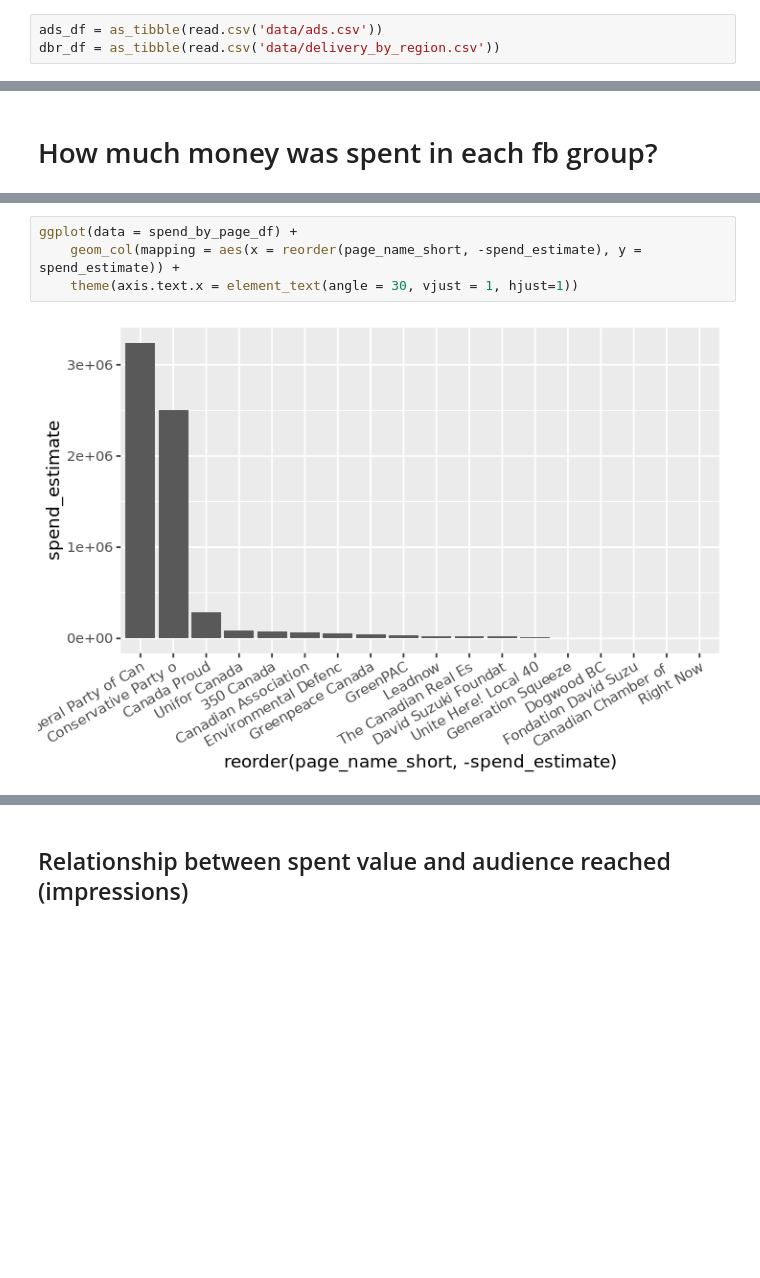
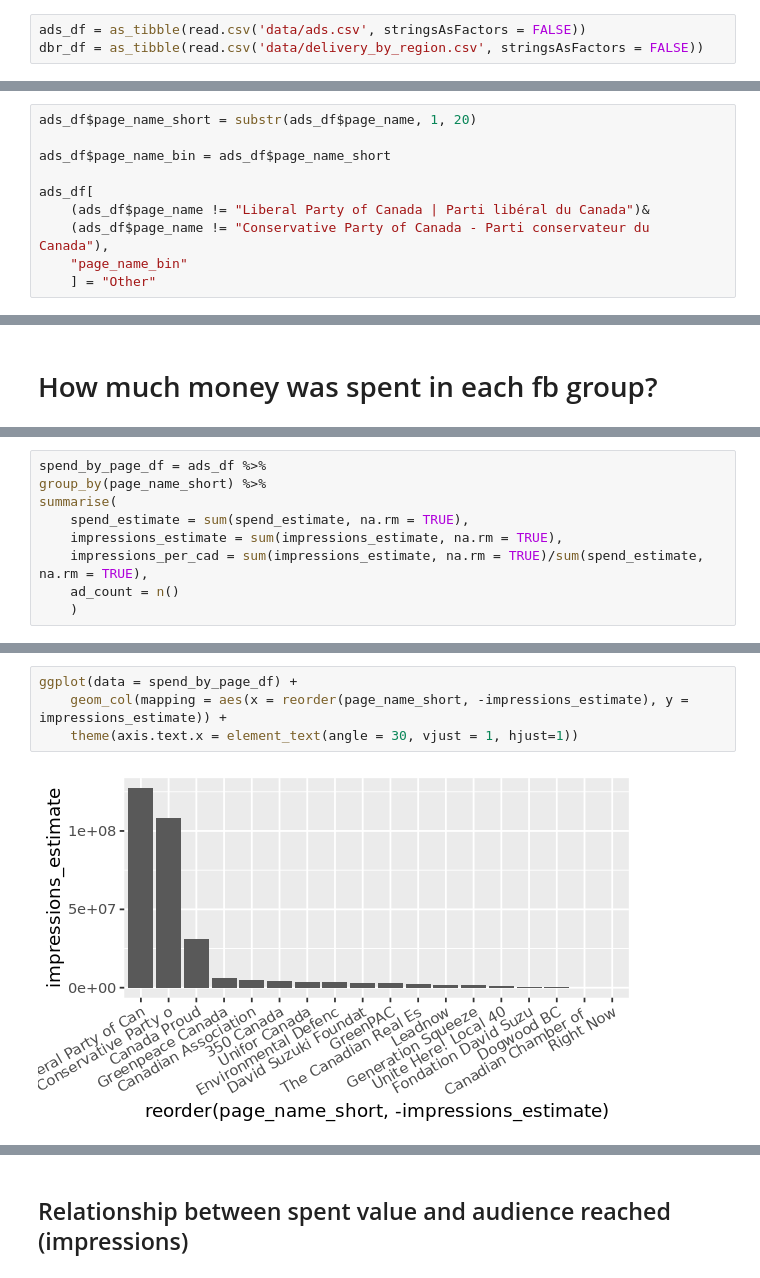
Before and after one commit to atiagosoares/ads_archive, a Jupyter notebook: analisys.ipynb, the cells around one changed output, grey strips where cells are left out. Saved outputs shown, nothing was run; the diff lists cells and outputs as text; blank space fills up the shorter version.

```diff
--- a/analisys.ipynb
+++ b/analisys.ipynb
@@ -14,5 +14,5 @@ Warning message in system("timedatectl", intern = TRUE):
 # %%
 options(repr.plot.width=4, repr.plot.height=3)
 # %%
-ads_df = as_tibble(read.csv('data/ads.csv'))
-dbr_df = as_tibble(read.csv('data/delivery_by_region.csv'))
+ads_df = as_tibble(read.csv('data/ads.csv', stringsAsFactors = FALSE))
+dbr_df = as_tibble(read.csv('data/delivery_by_region.csv', stringsAsFactors = FALSE))
@@ -20,0 +22,10 @@ ads_df$page_name_short = substr(ads_df$page_name, 1, 20)
+# %%
+ads_df$page_name_short = substr(ads_df$page_name, 1, 20)
+
+ads_df$page_name_bin = ads_df$page_name_short
+
+ads_df[
+    (ads_df$page_name != "Liberal Party of Canada | Parti libéral du Canada")&
+    (ads_df$page_name != "Conservative Party of Canada - Parti conservateur du Canada"),
+    "page_name_bin"
+    ] = "Other"
@@ -29,0 +40,9 @@ options(repr.plot.width=6, repr.plot.height=4)
+# %%
+spend_by_page_df = ads_df %>%
+group_by(page_name_short) %>%
+summarise(
+    spend_estimate = sum(spend_estimate, na.rm = TRUE),
+    impressions_estimate = sum(impressions_estimate, na.rm = TRUE),
+    impressions_per_cad = sum(impressions_estimate, na.rm = TRUE)/sum(spend_estimate, na.rm = TRUE),
+    ad_count = n()
+    )
@@ -30,6 +65,6 @@ options(repr.plot.width=6, repr.plot.height=4)
 # %%
 ggplot(data = spend_by_page_df) +
-    geom_col(mapping = aes(x = reorder(page_name_short, -spend_estimate), y = spend_estimate)) +
+    geom_col(mapping = aes(x = reorder(page_name_short, -impressions_estimate), y = impressions_estimate)) +
     theme(axis.text.x = element_text(angle = 30, vjust = 1, hjust=1))
 # %% [output]
-[figure, old version]
+[figure, new version]
```
Also changed, not shown: parts of 26 cells of this notebook.
